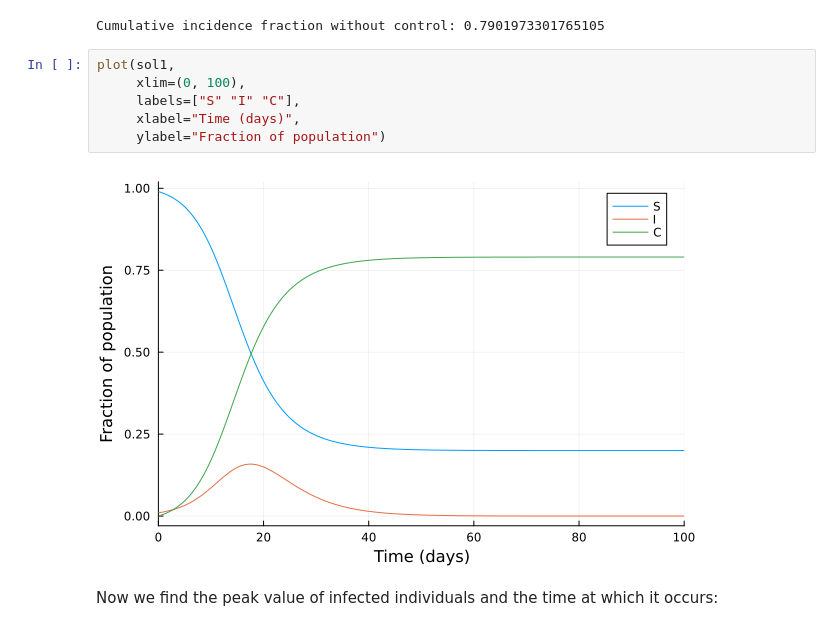
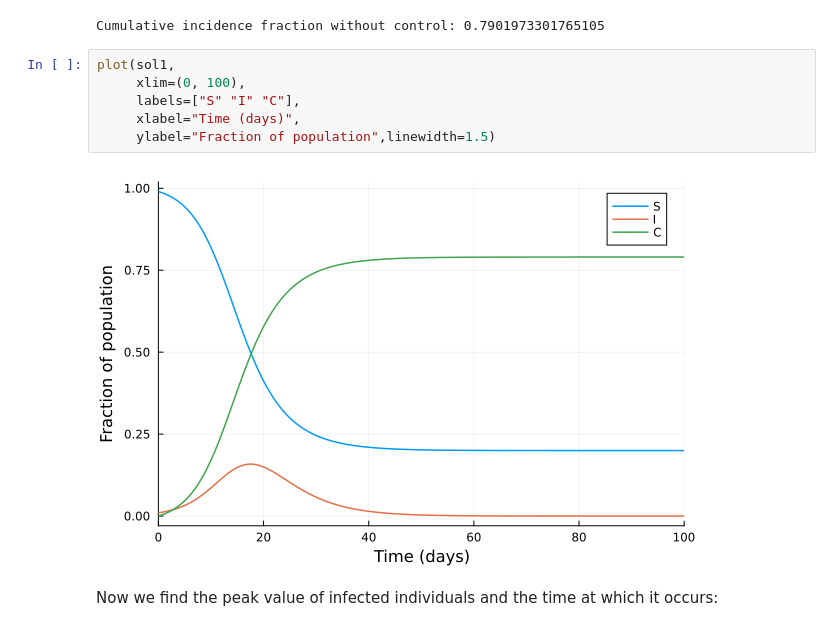
Before and after one commit to epirecipes/EpiPolicies, a Jupyter notebook: NPIs/Lockdown/SIR_lockdown_JuMP.ipynb, the cells around one changed output. Saved outputs shown, nothing was run; the diff lists cells and outputs as text.

```diff
--- a/NPIs/Lockdown/SIR_lockdown_JuMP.ipynb
+++ b/NPIs/Lockdown/SIR_lockdown_JuMP.ipynb
@@ -102,11 +102,11 @@ Cumulative incidence fraction without control: 0.7901973301765105
 # %%
 plot(sol1,
      xlim=(0, 100),
      labels=["S" "I" "C"],
      xlabel="Time (days)",
-     ylabel="Fraction of population")
+     ylabel="Fraction of population",linewidth=1.5)
 # %% [output]
-[figure, old version]
+[figure, new version]
 # %% [markdown]
 Now we find the peak value of infected individuals and the time at which it occurs:
 # %%
```
Also changed, not shown: parts of 4 cells of this notebook, 45 other files.
